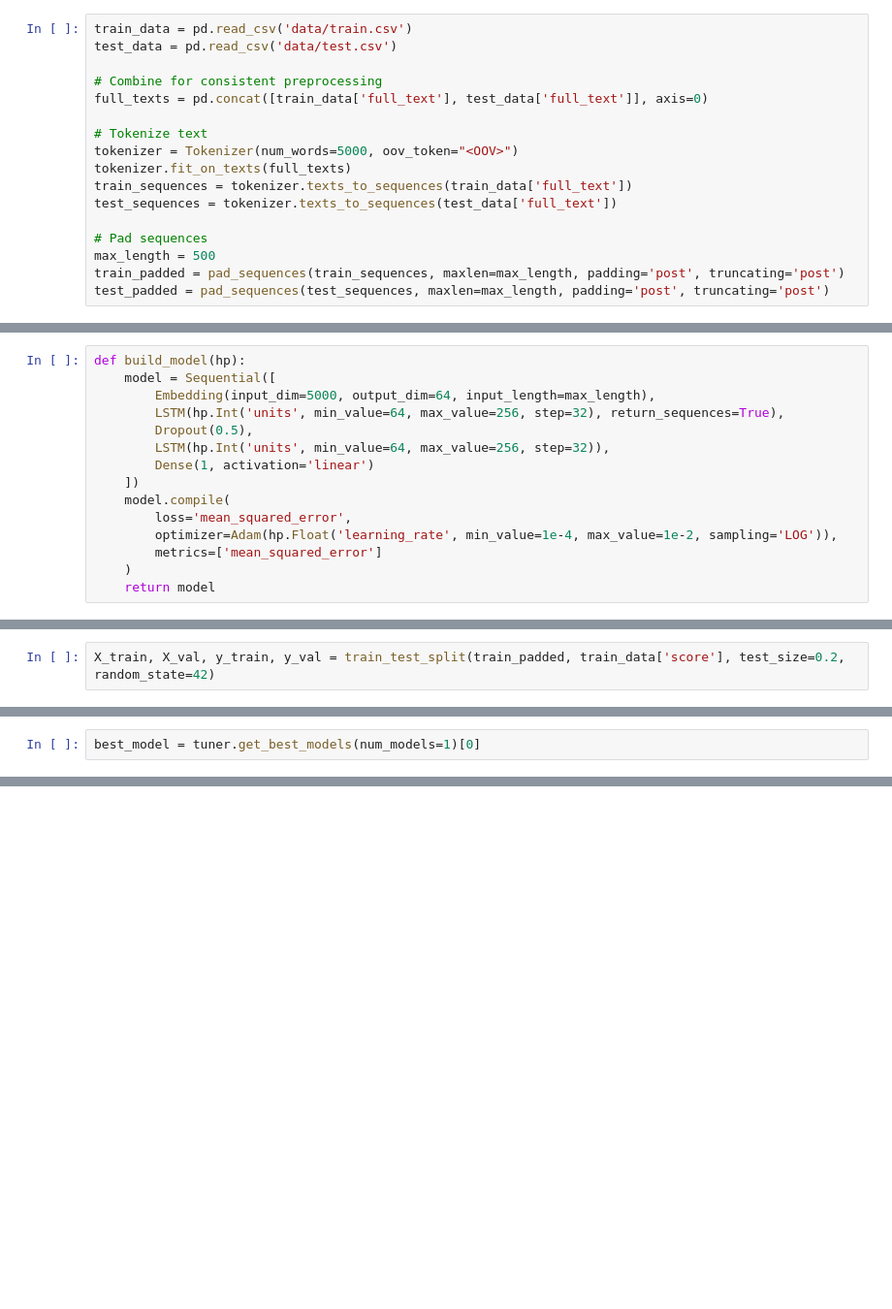
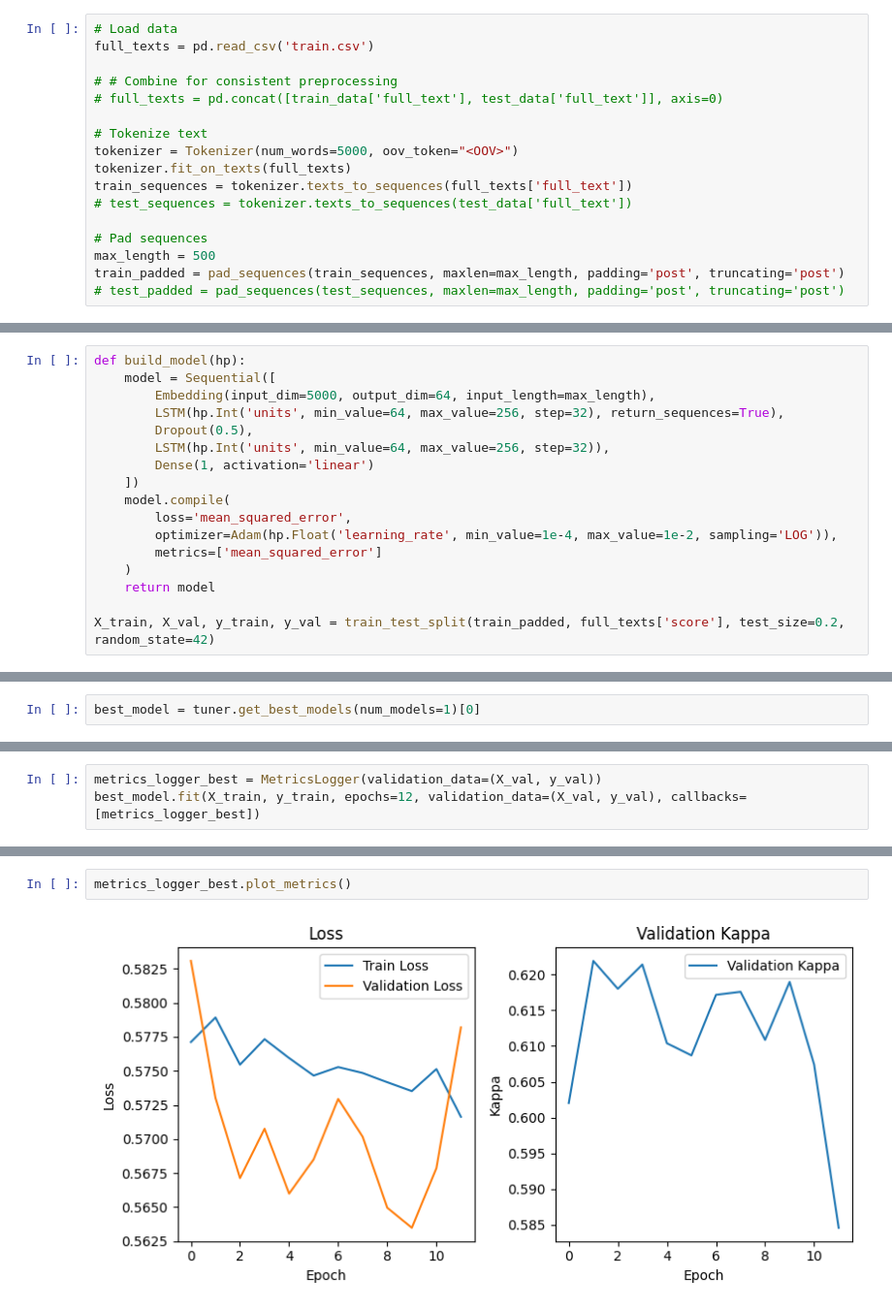
Before and after one commit to OliverLengLLL/Deep-Learning-Final-Project, a Jupyter notebook: LSTM.ipynb, the cells around one changed output, grey strips where cells are left out. Shown: that part at 97% size. Saved outputs shown, nothing was run; the diff lists cells and outputs as text; blank space fills up the shorter version.

Commit message:
Update the LSTM Model

```diff
--- a/LSTM.ipynb
+++ b/LSTM.ipynb
@@ -39,20 +41,20 @@ import matplotlib.pyplot as plt
 # %% [markdown]
 ## Loading Data
 # %%
-train_data = pd.read_csv('data/train.csv')
-test_data = pd.read_csv('data/test.csv')
+# Load data
+full_texts = pd.read_csv('train.csv')
 
-# Combine for consistent preprocessing
-full_texts = pd.concat([train_data['full_text'], test_data['full_text']], axis=0)
+# # Combine for consistent preprocessing
+# full_texts = pd.concat([train_data['full_text'], test_data['full_text']], axis=0)
 
 # Tokenize text
 tokenizer = Tokenizer(num_words=5000, oov_token="<OOV>")
 tokenizer.fit_on_texts(full_texts)
-train_sequences = tokenizer.texts_to_sequences(train_data['full_text'])
-test_sequences = tokenizer.texts_to_sequences(test_data['full_text'])
+train_sequences = tokenizer.texts_to_sequences(full_texts['full_text'])
+# test_sequences = tokenizer.texts_to_sequences(test_data['full_text'])
 
 # Pad sequences
 max_length = 500
 train_padded = pad_sequences(train_sequences, maxlen=max_length, padding='post', truncating='post')
-test_padded = pad_sequences(test_sequences, maxlen=max_length, padding='post', truncating='post')
+# test_padded = pad_sequences(test_sequences, maxlen=max_length, padding='post', truncating='post')
 # %% [markdown]
@@ -72,3 +74,5 @@ def build_model(hp):
         metrics=['mean_squared_error']
     )
     return model
+
+X_train, X_val, y_train, y_val = train_test_split(train_padded, full_texts['score'], test_size=0.2, random_state=42)
@@ -77,3 +79 @@ def build_model(hp):
-# %%
-X_train, X_val, y_train, y_val = train_test_split(train_padded, train_data['score'], test_size=0.2, random_state=42)
 # %% [markdown]
@@ -136,0 +176,3 @@ plt.show()
+# %%
+metrics_logger_best = MetricsLogger(validation_data=(X_val, y_val))
+best_model.fit(X_train, y_train, epochs=12, validation_data=(X_val, y_val), callbacks=[metrics_logger_best])
@@ -136,0 +204,4 @@ plt.show()
+# %%
+metrics_logger_best.plot_metrics()
+# %% [output]
+[figure, added]
```
Also changed, not shown: parts of 20 cells of this notebook.
